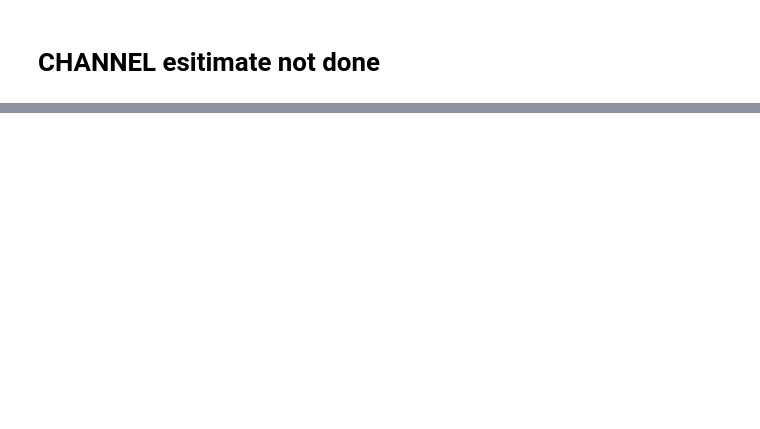
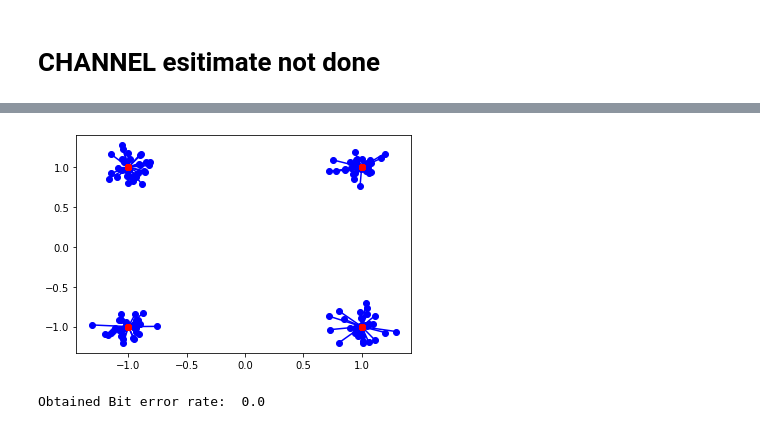
Before and after one commit to delaitl/OFDM, a Jupyter notebook: BEN_OFDM.ipynb, the cells around one changed output, grey strips where cells are left out. Drawn from its saved outputs; the diff is of its cells as text; code cells hidden in the pictures; blank space fills up the shorter version.

```diff
--- a/BEN_OFDM.ipynb
+++ b/BEN_OFDM.ipynb
@@ -94,3 +75,5 @@ SNRdb = 25  # signal to noise-ratio in dB at the receiver
+# %%
+demapping_table = {v : k for k, v in mapping_table.items()}
 # %%
 
 #######################RANDOM SYMBOLS##########################
@@ -183,0 +188,24 @@ plt.plot(QAM_est.real, QAM_est.imag, 'bo');
+# %%
+def Demapping(QAM):
+    # array of possible constellation points
+    constellation = np.array([x for x in demapping_table.keys()])
+
+    # calculate distance of each RX point to each possible point
+    dists = abs(QAM.reshape((-1,1)) - constellation.reshape((1,-1)))
+
+    # for each element in QAM, choose the index in constellation
+    # that belongs to the nearest constellation point
+    const_index = dists.argmin(axis=1)
+
+    # get back the real constellation point
+    hardDecision = constellation[const_index]
+
+    # transform the constellation point into the bit groups
+    return np.vstack([demapping_table[C] for C in hardDecision]), hardDecision
+
+PS_est, hardDecision = Demapping(QAM_est)
+for qam, hard in zip(QAM_est, hardDecision):
+    plt.plot([qam.real, hard.real], [qam.imag, hard.imag], 'b-o');
+    plt.plot(hardDecision.real, hardDecision.imag, 'ro')
+# %% [output]
+[figure, added]
@@ -183,0 +216,4 @@ plt.plot(QAM_est.real, QAM_est.imag, 'bo');
+# %%
+print ("Obtained Bit error rate: ", np.sum(abs(bits-bits_est))/len(bits))
+# %% [output]
+Obtained Bit error rate:  0.0
```
Also changed, not shown: parts of 13 cells of this notebook, 1 other file.
